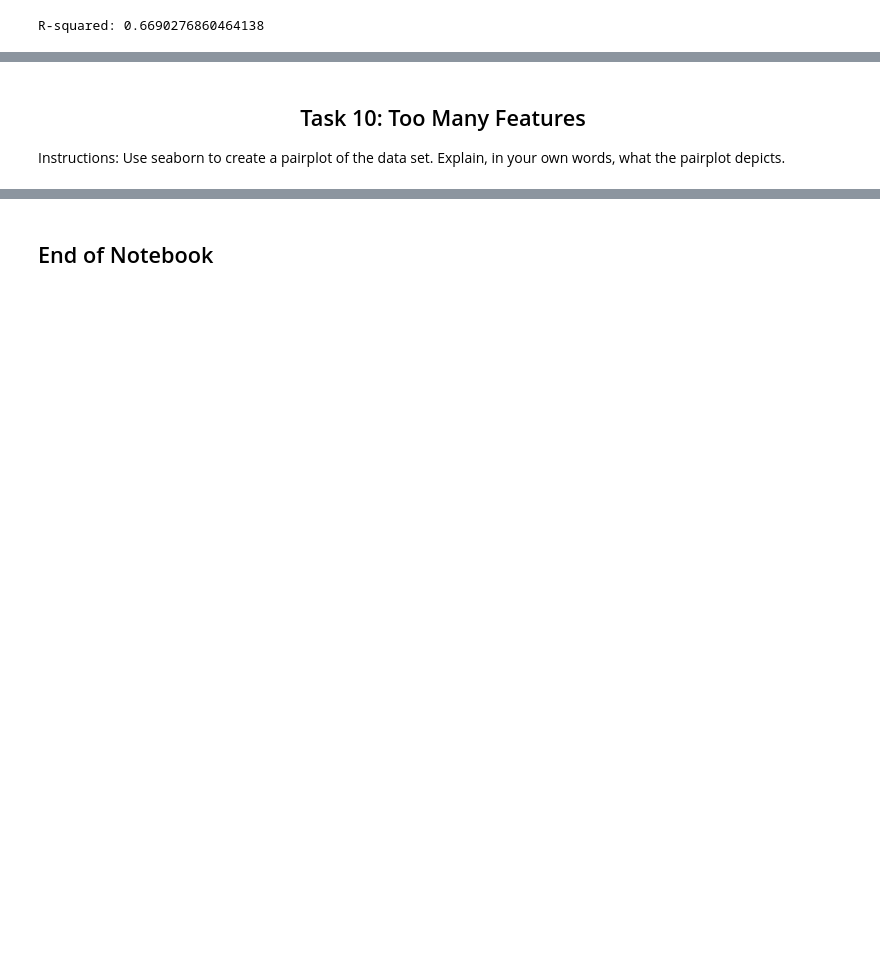
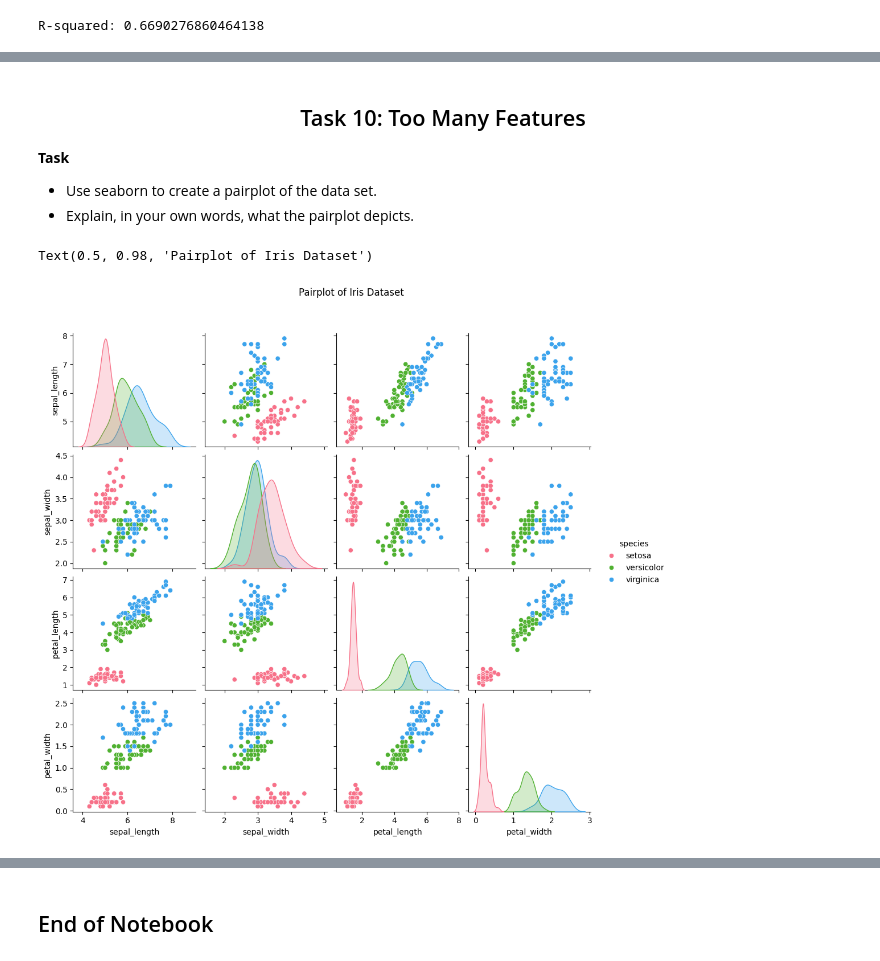
Before and after one commit to NibnabCodes/principles_of_data_analytics, a Jupyter notebook: tasks.ipynb, the cells around one changed output, grey strips where cells are left out. Cells and saved outputs as stored; diff of their text form; code cells hidden in the pictures; blank space fills up the shorter version.

Commit message:
completed task 9 & 10

```diff
--- a/tasks.ipynb
+++ b/tasks.ipynb
@@ -994,5 +1011,20 @@ plt.plot(sepal_length, m * sepal_length + c, color = 'purple')
 # %% [markdown]
 <h2 align="center">Task 10: Too Many Features</h2>
 
-Instructions: Use seaborn to create a pairplot of the data set.
-Explain, in your own words, what the pairplot depicts.
+<b>Task</b>
+- Use seaborn to create a pairplot of the data set.
+- Explain, in your own words, what the pairplot depicts.
+# %%
+df = sns.load_dataset('iris')
+
+df = sns.pairplot(df, hue='species', palette='husl')
+
+df.fig.subplots_adjust(top=.9)
+
+df.fig.suptitle("Pairplot of Iris Dataset")
+
+# https://www.geeksforgeeks.org/data-visualization-with-pairplot-seaborn-and-pandas/
+# https://www.statology.org/seaborn-title/
+# %% [output]
+Text(0.5, 0.98, 'Pairplot of Iris Dataset')
+[figure, added]
```
Also changed, not shown: parts of 11 cells of this notebook.
